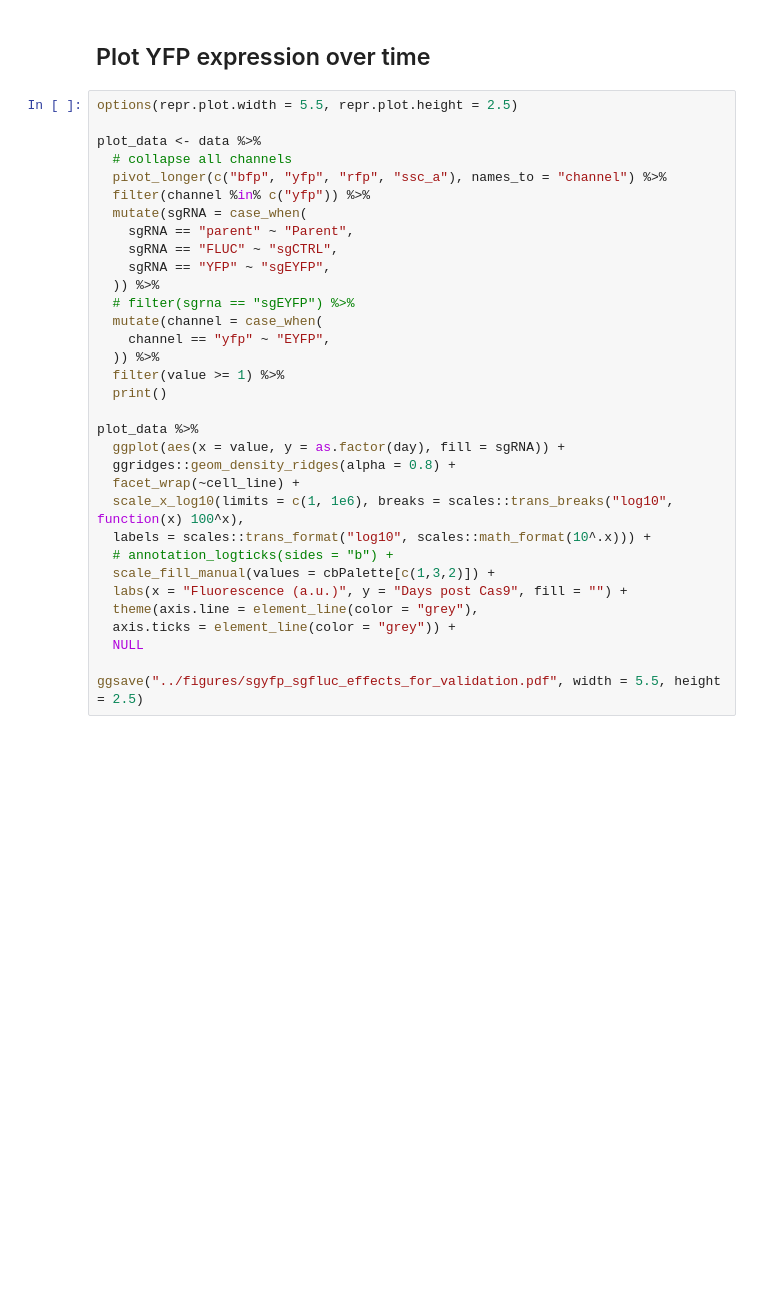
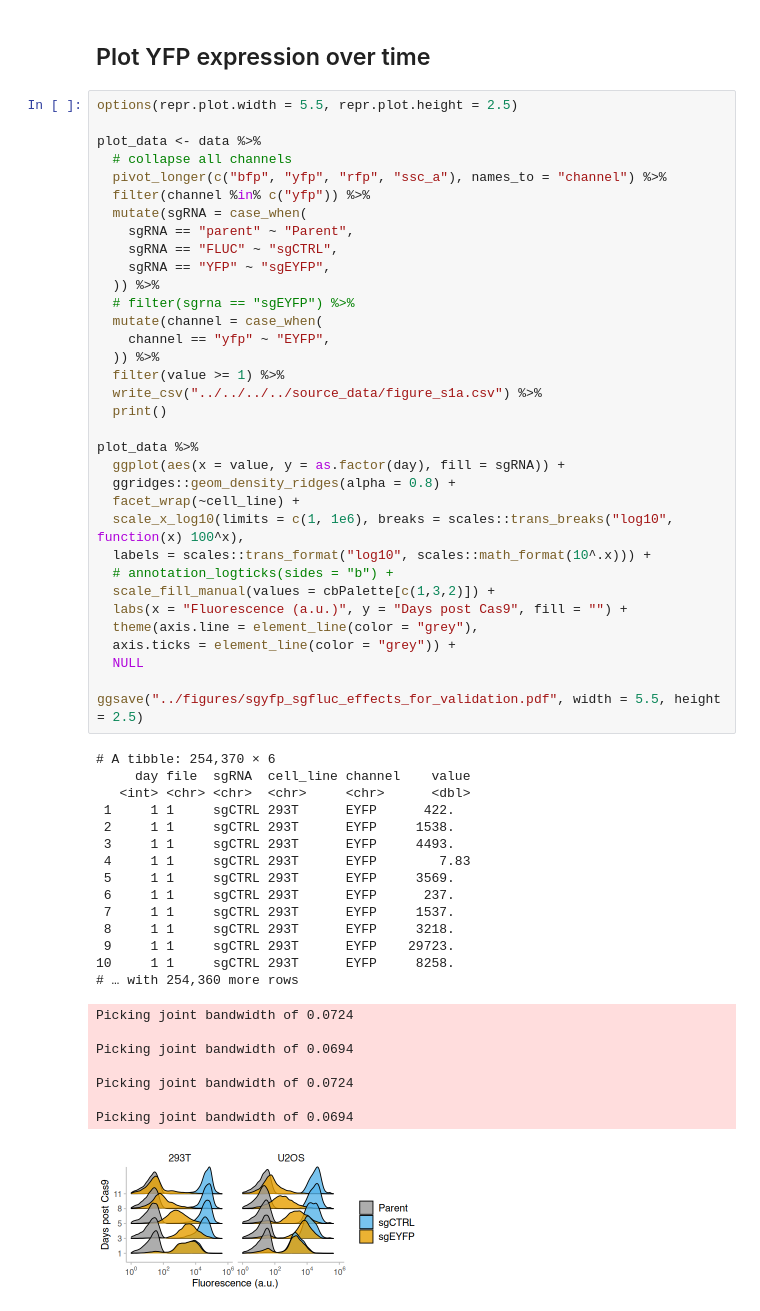
Before and after one commit to rasilab/nugent_2024, a Jupyter notebook: analysis/flow_cytometry/figs1a_eyfp_reporter_sgeyfp_u2os_293t/scripts/plot_figs1a_flow.ipynb, the cells around one changed output. Cells and saved outputs as stored; diff of their text form; blank space fills up the shorter version.

```diff
--- a/analysis/flow_cytometry/figs1a_eyfp_reporter_sgeyfp_u2os_293t/scripts/plot_figs1a_flow.ipynb
+++ b/analysis/flow_cytometry/figs1a_eyfp_reporter_sgeyfp_u2os_293t/scripts/plot_figs1a_flow.ipynb
@@ -59,30 +113,54 @@ options(repr.plot.width = 5.5, repr.plot.height = 2.5)
 plot_data <- data %>%
   # collapse all channels
   pivot_longer(c("bfp", "yfp", "rfp", "ssc_a"), names_to = "channel") %>%
   filter(channel %in% c("yfp")) %>%
   mutate(sgRNA = case_when(
     sgRNA == "parent" ~ "Parent",
     sgRNA == "FLUC" ~ "sgCTRL",
     sgRNA == "YFP" ~ "sgEYFP",
   )) %>%
   # filter(sgrna == "sgEYFP") %>%
   mutate(channel = case_when(
     channel == "yfp" ~ "EYFP",
   )) %>%
   filter(value >= 1) %>%
+  write_csv("../../../../source_data/figure_s1a.csv") %>%
   print()
 
 plot_data %>%
   ggplot(aes(x = value, y = as.factor(day), fill = sgRNA)) +
   ggridges::geom_density_ridges(alpha = 0.8) +
   facet_wrap(~cell_line) +
   scale_x_log10(limits = c(1, 1e6), breaks = scales::trans_breaks("log10", function(x) 100^x),
   labels = scales::trans_format("log10", scales::math_format(10^.x))) +
   # annotation_logticks(sides = "b") +
   scale_fill_manual(values = cbPalette[c(1,3,2)]) +
   labs(x = "Fluorescence (a.u.)", y = "Days post Cas9", fill = "") +
   theme(axis.line = element_line(color = "grey"),
   axis.ticks = element_line(color = "grey")) +
   NULL
 
 ggsave("../figures/sgyfp_sgfluc_effects_for_validation.pdf", width = 5.5, height = 2.5)
+# %% [output]
+# A tibble: 254,370 × 6
+     day file  sgRNA  cell_line channel    value
+   <int> <chr> <chr>  <chr>     <chr>      <dbl>
+ 1     1 1     sgCTRL 293T      EYFP      422.
+ 2     1 1     sgCTRL 293T      EYFP     1538.
+ 3     1 1     sgCTRL 293T      EYFP     4493.
+ 4     1 1     sgCTRL 293T      EYFP        7.83
+ 5     1 1     sgCTRL 293T      EYFP     3569.
+ 6     1 1     sgCTRL 293T      EYFP      237.
+ 7     1 1     sgCTRL 293T      EYFP     1537.
+ 8     1 1     sgCTRL 293T      EYFP     3218.
+ 9     1 1     sgCTRL 293T      EYFP    29723.
+10     1 1     sgCTRL 293T      EYFP     8258.
+# … with 254,360 more rows
+Picking joint bandwidth of 0.0724
+
+Picking joint bandwidth of 0.0694
+
+Picking joint bandwidth of 0.0724
+
+Picking joint bandwidth of 0.0694
+[figure, added]
```
Also changed, not shown: parts of 4 cells of this notebook, 6 other files.
